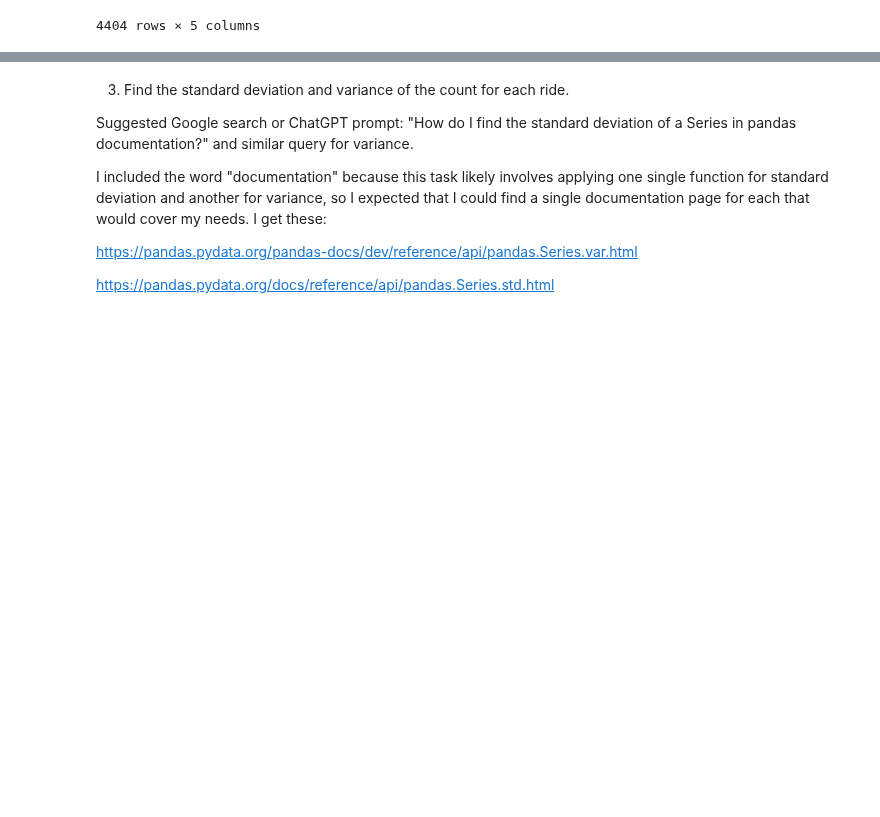
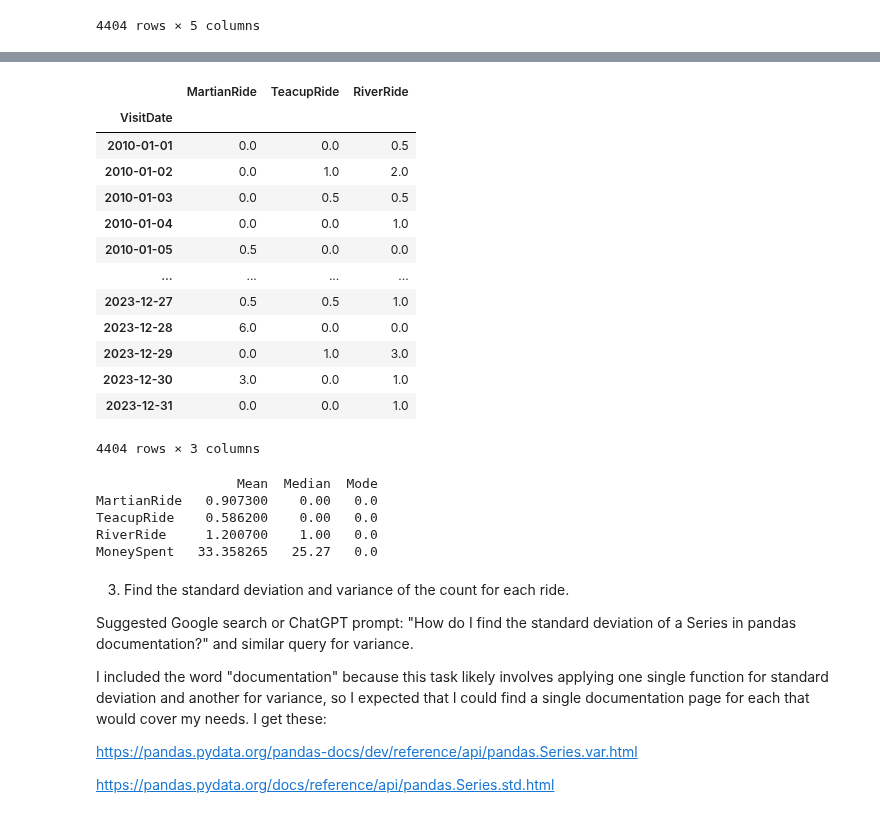
Before and after one commit to SergeyNelyapenkoBU/2025-spring-B2, a Jupyter notebook: OMDS-ModB2-Week3-Nelyapenko-Sergey.ipynb, the cells around one changed output, grey strips where cells are left out. Cells and saved outputs as stored; diff of their text form; code cells hidden in the pictures; blank space fills up the shorter version.

```diff
--- a/OMDS-ModB2-Week3-Nelyapenko-Sergey.ipynb
+++ b/OMDS-ModB2-Week3-Nelyapenko-Sergey.ipynb
@@ -224,3 +250,43 @@ AttributeError: 'DataFrameGroupBy' object has no attribute 'mode'
+# %%
+df.groupby('VisitDate')[['MartianRide','TeacupRide','RiverRide']].median()
+# %% [output]
+|  | MartianRide | TeacupRide | RiverRide |
+| VisitDate |  |  |  |
+| 2010-01-01 | 0.0 | 0.0 | 0.5 |
+| 2010-01-02 | 0.0 | 1.0 | 2.0 |
+| 2010-01-03 | 0.0 | 0.5 | 0.5 |
+| 2010-01-04 | 0.0 | 0.0 | 1.0 |
+| 2010-01-05 | 0.5 | 0.0 | 0.0 |
+| ... | ... | ... | ... |
+| 2023-12-27 | 0.5 | 0.5 | 1.0 |
+| 2023-12-28 | 6.0 | 0.0 | 0.0 |
+| 2023-12-29 | 0.0 | 1.0 | 3.0 |
+| 2023-12-30 | 3.0 | 0.0 | 1.0 |
+| 2023-12-31 | 0.0 | 0.0 | 1.0 |
+4404 rows × 3 columns
+# %%
+
+numeric_columns = df.select_dtypes(include=['number'])
+results = {}
+for col in numeric_columns:
+    mean_value = df[col].mean()
+    median_value = df[col].median()
+    mode_result = stats.mode(df[col].dropna(), nan_policy='omit', keepdims=True)
+    mode_value = mode_result.mode[0] if mode_result.mode.size > 0 else None
+    results[col] = {
+        'Mean': mean_value,
+        'Median': median_value,
+        'Mode': mode_value
+    }
+
+summary_df = pd.DataFrame(results).T
+print(summary_df)
+# %% [output]
+                  Mean  Median  Mode
+MartianRide   0.907300    0.00   0.0
+TeacupRide    0.586200    0.00   0.0
+RiverRide     1.200700    1.00   0.0
+MoneySpent   33.358265   25.27   0.0
 # %% [markdown]
 3. Find the standard deviation and variance of the count for each ride.
 
```
Also changed, not shown: parts of 7 cells of this notebook, 1 other file.
